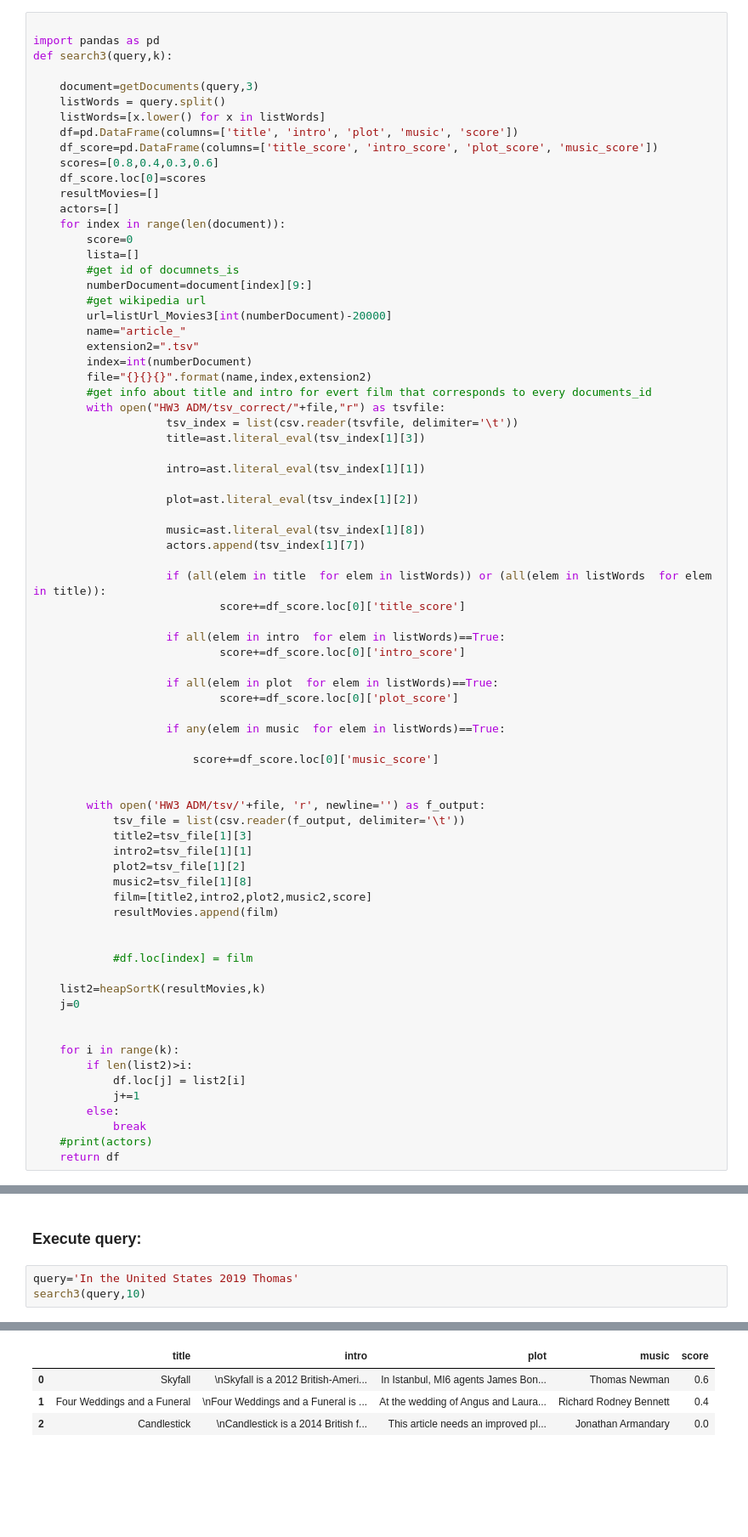
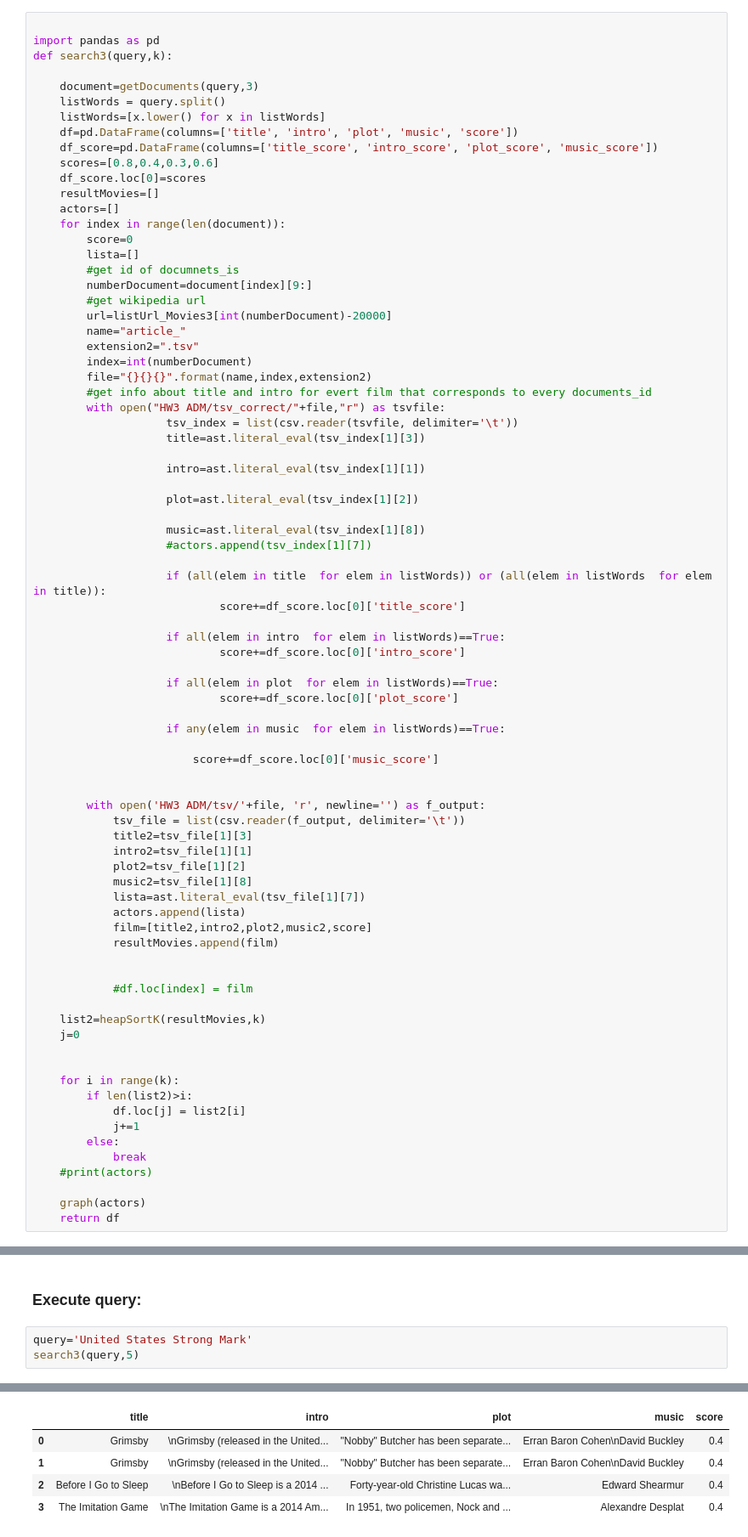
Before and after one commit to AlessandroTaglieri/ADM-HW3, a Jupyter notebook: main.ipynb, the cells around one changed output, grey strips where cells are left out. Shown at 85% size. Cells and saved outputs as stored; diff of their text form; blank space fills up the shorter version.

```diff
--- a/main.ipynb
+++ b/main.ipynb
@@ -879,7 +879,7 @@ def search3(query,k):
                     plot=ast.literal_eval(tsv_index[1][2])
 
                     music=ast.literal_eval(tsv_index[1][8])
-                    actors.append(tsv_index[1][7])
+                    #actors.append(tsv_index[1][7])
 
                     if (all(elem in title  for elem in listWords)) or (all(elem in listWords  for elem in title)):
                             score+=df_score.loc[0]['title_score']
@@ -901,6 +901,8 @@ def search3(query,k):
             intro2=tsv_file[1][1]
             plot2=tsv_file[1][2]
             music2=tsv_file[1][8]
+            lista=ast.literal_eval(tsv_file[1][7])
+            actors.append(lista)
             film=[title2,intro2,plot2,music2,score]
             resultMovies.append(film)
 
@@ -918,4 +920,6 @@ def search3(query,k):
         else:
             break
     #print(actors)
+
+    graph(actors)
     return df
@@ -922,6 +956,6 @@ def search3(query,k):
 # %% [markdown]
 ### Execute query:
 # %%
-query='In the United States 2019 Thomas'
-search3(query,10)
+query='United States Strong Mark'
+search3(query,5)
 # %% [output]
@@ -928,4 +964,5 @@ search3(query,10)
 |  | title | intro | plot | music | score |
-| 0 | Skyfall | \nSkyfall is a 2012 British-Ameri... | In Istanbul, MI6 agents James Bon... | Thomas Newman | 0.6 |
-| 1 | Four Weddings and a Funeral | \nFour Weddings and a Funeral is ... | At the wedding of Angus and Laura... | Richard Rodney Bennett | 0.4 |
-| 2 | Candlestick | \nCandlestick is a 2014 British f... | This article needs an improved pl... | Jonathan Armandary | 0.0 |
+| 0 | Grimsby | \nGrimsby (released in the United... | "Nobby" Butcher has been separate... | Erran Baron Cohen\nDavid Buckley | 0.4 |
+| 1 | Grimsby | \nGrimsby (released in the United... | "Nobby" Butcher has been separate... | Erran Baron Cohen\nDavid Buckley | 0.4 |
+| 2 | Before I Go to Sleep | \nBefore I Go to Sleep is a 2014 ... | Forty-year-old Christine Lucas wa... | Edward Shearmur | 0.4 |
+| 3 | The Imitation Game | \nThe Imitation Game is a 2014 Am... | In 1951, two policemen, Nock and ... | Alexandre Desplat | 0.4 |
```
Also changed, not shown: parts of 4 cells of this notebook.
